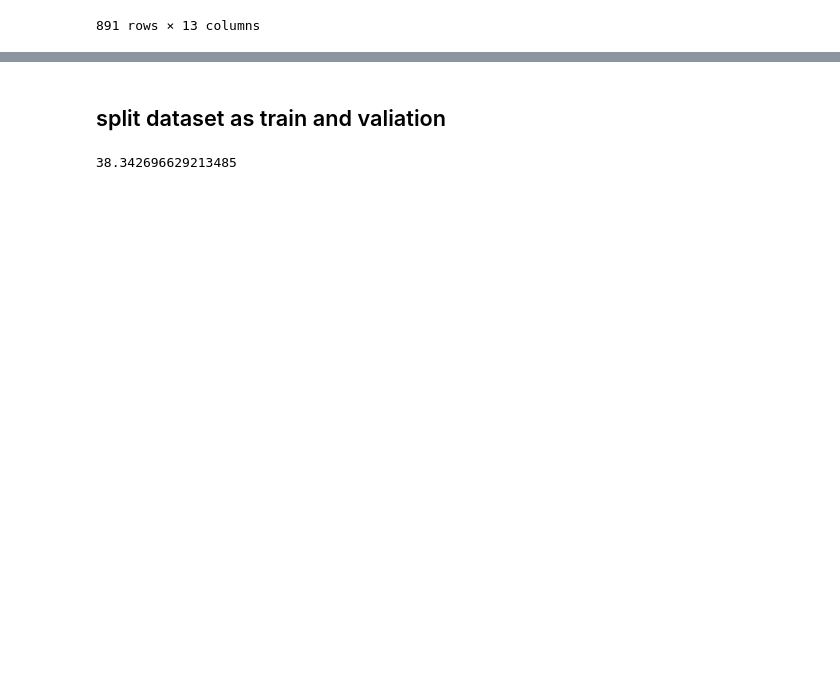
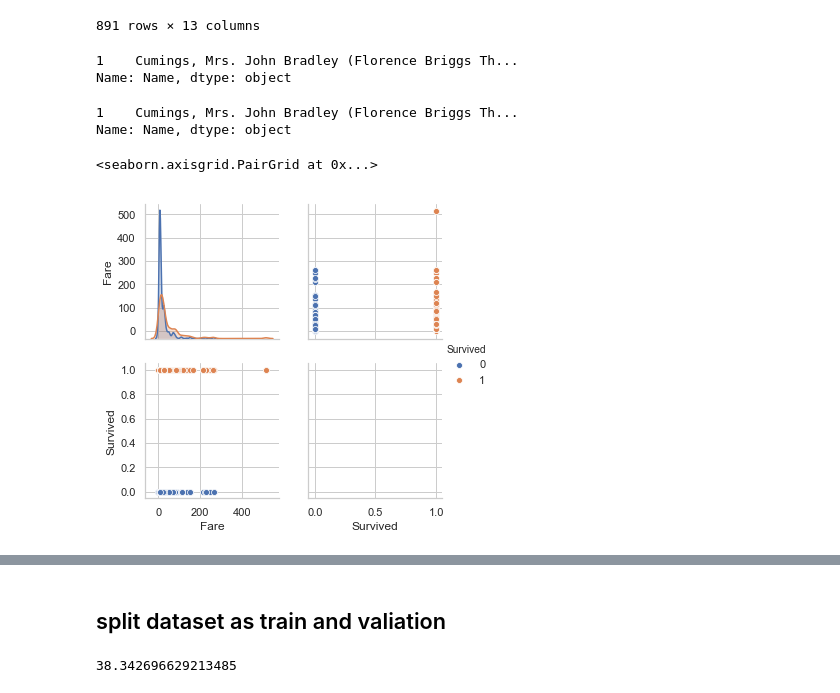
Before and after one commit to RayFromUiS/kaggle_titanic, a Jupyter notebook: kaggle_titanic.ipynb, the cells around one changed output, grey strips where cells are left out. Saved outputs shown, nothing was run; the diff lists cells and outputs as text; code cells hidden in the pictures; blank space fills up the shorter version.

Commit message:
Add fare as new feature

```diff
--- a/kaggle_titanic.ipynb
+++ b/kaggle_titanic.ipynb
@@ -171,0 +173,15 @@ df_split
+# %%
+train_df['Name'][train_df['Name'].str.contains('John Bradley')]
+# %% [output]
+1    Cumings, Mrs. John Bradley (Florence Briggs Th...
+Name: Name, dtype: object
+# %%
+train_df['Name'][train_df['Fare'] == 71.2833]
+# %% [output]
+1    Cumings, Mrs. John Bradley (Florence Briggs Th...
+Name: Name, dtype: object
+# %%
+sns.pairplot(hue = 'Survived',data = train_df[['Fare','Survived']])
+# %% [output]
+<seaborn.axisgrid.PairGrid at 0x...>
+[figure, added]
```
Also changed, not shown: parts of 27 cells of this notebook.
